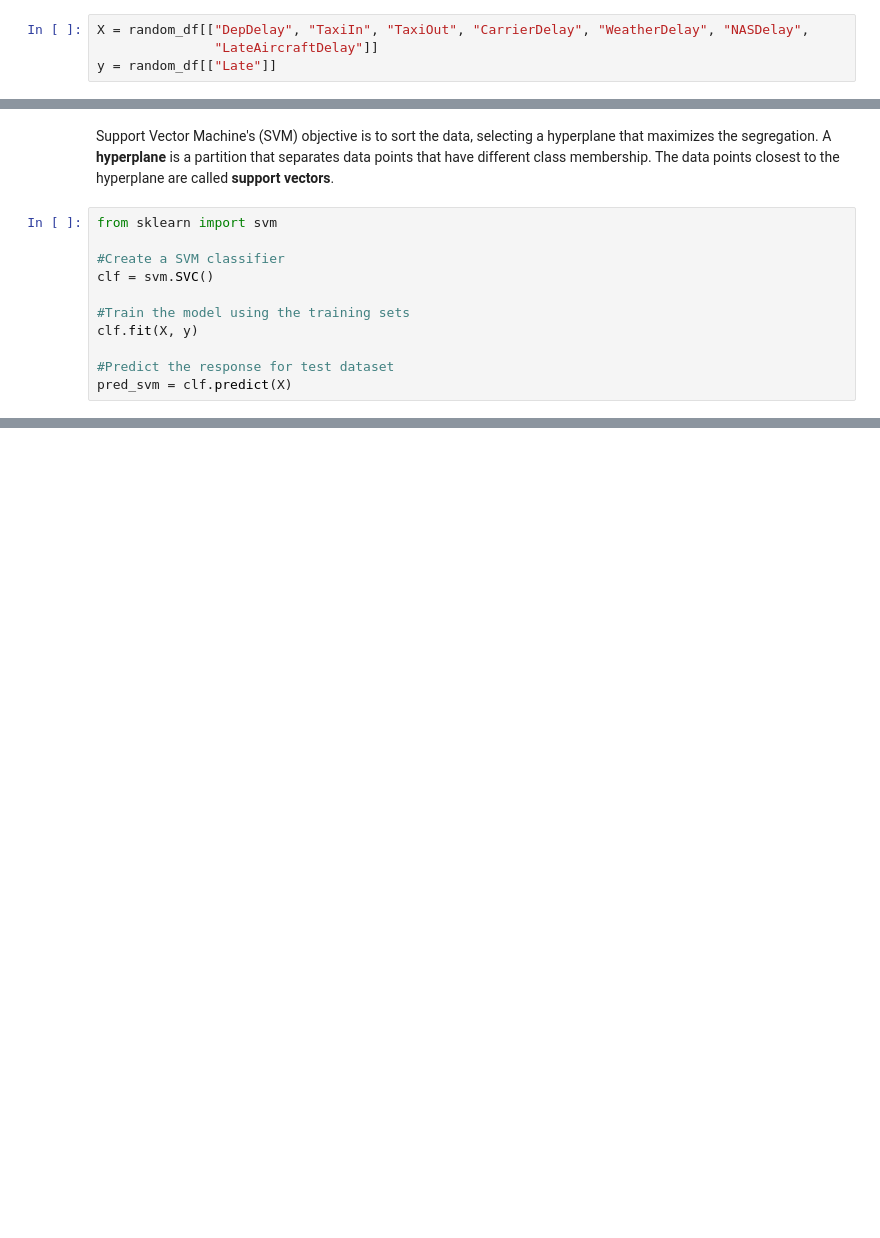
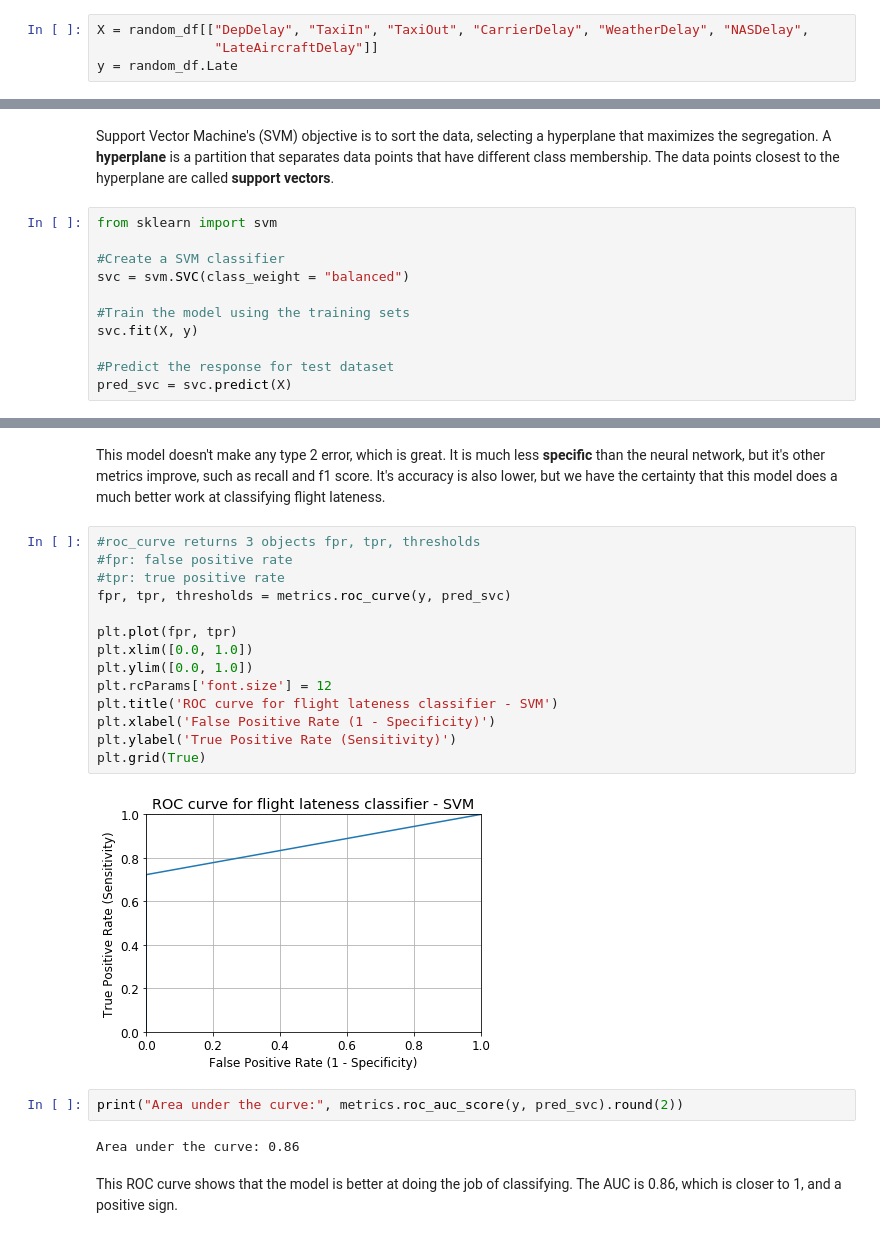
Before and after one commit to mimikyu8/Supervised_Classification, a Jupyter notebook: S10 T01 - Supervised learning - Classification.ipynb, the cells around one changed output, grey strips where cells are left out. Saved outputs shown, nothing was run; the diff lists cells and outputs as text; blank space fills up the shorter version.

```diff
--- a/S10 T01 - Supervised learning - Classification.ipynb
+++ b/S10 T01 - Supervised learning - Classification.ipynb
@@ -153,4 +153,4 @@ random_df = df.sample(frac = 0.01, random_state = 0)
 # %%
 X = random_df[["DepDelay", "TaxiIn", "TaxiOut", "CarrierDelay", "WeatherDelay", "NASDelay",
                "LateAircraftDelay"]]
-y = random_df[["Late"]]
+y = random_df.Late
@@ -228,11 +234,11 @@ Support Vector Machine's (SVM) objective is to sort the data, selecting a hyperp
 from sklearn import svm
 
 #Create a SVM classifier
-clf = svm.SVC()
+svc = svm.SVC(class_weight = "balanced")
 
 #Train the model using the training sets
-clf.fit(X, y)
+svc.fit(X, y)
 
 #Predict the response for test dataset
-pred_svm = clf.predict(X)
+pred_svc = svc.predict(X)
 # %%
@@ -252,0 +269,24 @@ Somehow, this model always classifies the data as false, and of course it has a
+# %% [markdown]
+This model doesn't make any type 2 error, which is great. It is much less **specific** than the neural network, but it's other metrics improve, such as recall and f1 score. It's accuracy is also lower, but we have the certainty that this model does a much better work at classifying flight lateness.
+# %%
+#roc_curve returns 3 objects fpr, tpr, thresholds
+#fpr: false positive rate
+#tpr: true positive rate
+fpr, tpr, thresholds = metrics.roc_curve(y, pred_svc)
+
+plt.plot(fpr, tpr)
+plt.xlim([0.0, 1.0])
+plt.ylim([0.0, 1.0])
+plt.rcParams['font.size'] = 12
+plt.title('ROC curve for flight lateness classifier - SVM')
+plt.xlabel('False Positive Rate (1 - Specificity)')
+plt.ylabel('True Positive Rate (Sensitivity)')
+plt.grid(True)
+# %% [output]
+[figure, added]
+# %%
+print("Area under the curve:", metrics.roc_auc_score(y, pred_svc).round(2))
+# %% [output]
+Area under the curve: 0.86
+# %% [markdown]
+This ROC curve shows that the model is better at doing the job of classifying. The AUC is 0.86, which is closer to 1, and a positive sign.
```
Also changed, not shown: parts of 15 cells of this notebook.
